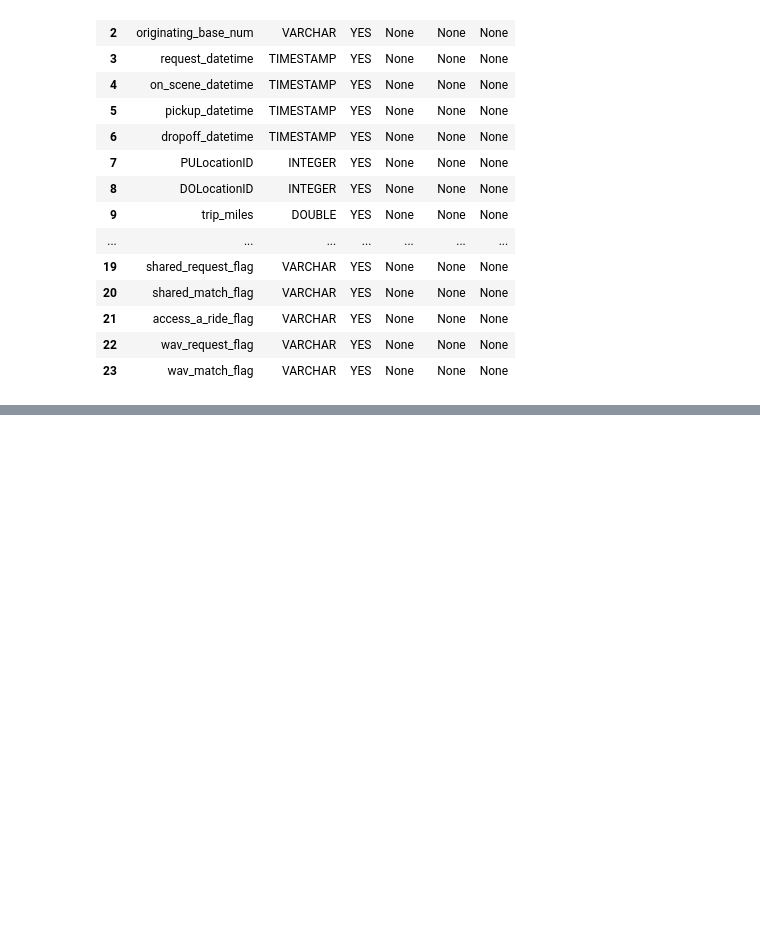
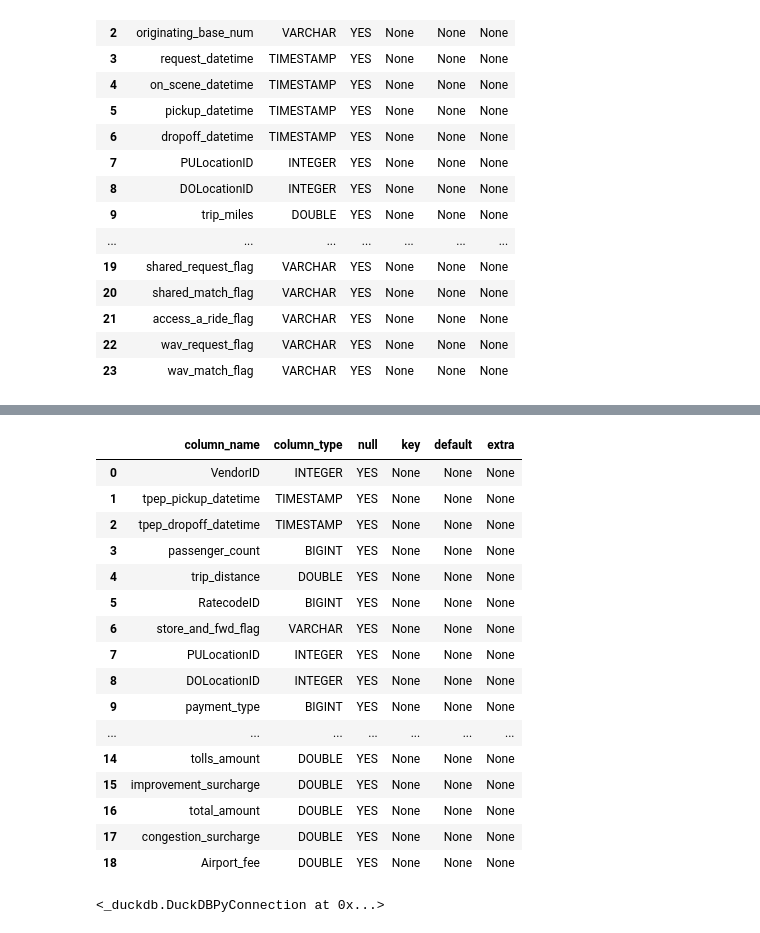
Before and after one commit to 4ct1o/nyc-tlc-interactive-heatmap, a Jupyter notebook: 02_notebooks/00_data_loading_cleaning.ipynb, the cells around one changed output, grey strips where cells are left out. Saved outputs shown, nothing was run; the diff lists cells and outputs as text; code cells hidden in the pictures; blank space fills up the shorter version.

```diff
--- a/02_notebooks/00_data_loading_cleaning.ipynb
+++ b/02_notebooks/00_data_loading_cleaning.ipynb
@@ -98,3 +106,60 @@ con.execute("""
+# %%
+con.execute("DESCRIBE yellow").df()
+# %% [output]
+|  | column_name | column_type | null | key | default | extra |
+| 0 | VendorID | INTEGER | YES | None | None | None |
+| 1 | tpep_pickup_datetime | TIMESTAMP | YES | None | None | None |
+| 2 | tpep_dropoff_datetime | TIMESTAMP | YES | None | None | None |
+| 3 | passenger_count | BIGINT | YES | None | None | None |
+| 4 | trip_distance | DOUBLE | YES | None | None | None |
+| 5 | RatecodeID | BIGINT | YES | None | None | None |
+| 6 | store_and_fwd_flag | VARCHAR | YES | None | None | None |
+| 7 | PULocationID | INTEGER | YES | None | None | None |
+| 8 | DOLocationID | INTEGER | YES | None | None | None |
+| 9 | payment_type | BIGINT | YES | None | None | None |
+| ... | ... | ... | ... | ... | ... | ... |
+| 14 | tolls_amount | DOUBLE | YES | None | None | None |
+| 15 | improvement_surcharge | DOUBLE | YES | None | None | None |
+| 16 | total_amount | DOUBLE | YES | None | None | None |
+| 17 | congestion_surcharge | DOUBLE | YES | None | None | None |
+| 18 | Airport_fee | DOUBLE | YES | None | None | None |
+# %%
+# Creating a view with selected columns and renamed fields
+
+con.execute("""
+            CREATE OR REPLACE VIEW fhvhv_selected AS
+            SELECT
+              pickup_datetime       AS pickup_datetime,
+              request_datetime      AS request_datetime,
+              PULocationID          AS pickup_location
+            FROM fhvhv
+            """)
+
+con.execute("""
+            CREATE OR REPLACE VIEW fhv_selected AS
+            SELECT
+              pickup_datetime       AS pickup_datetime,
+              PULocationID          AS pickup_location
+            FROM fhv
+            """)
+
+con.execute("""
+            CREATE OR REPLACE VIEW green_selected AS
+            SELECT
+              lpep_pickup_datetime  AS pickup_datetime,
+              PULocationID          AS pickup_location
+            FROM green
+            """)
+
+con.execute("""
+            CREATE OR REPLACE VIEW yellow_selected AS
+            SELECT
+              tpep_pickup_datetime  AS pickup_datetime,
+              PULocationID          AS pickup_location
+            FROM yellow
+            """)
+# %% [output]
+<_duckdb.DuckDBPyConnection at 0x...>
 # %%
 # Checking for size of the created view
 
```
Also changed, not shown: parts of 30 cells of this notebook, 1 other file.
